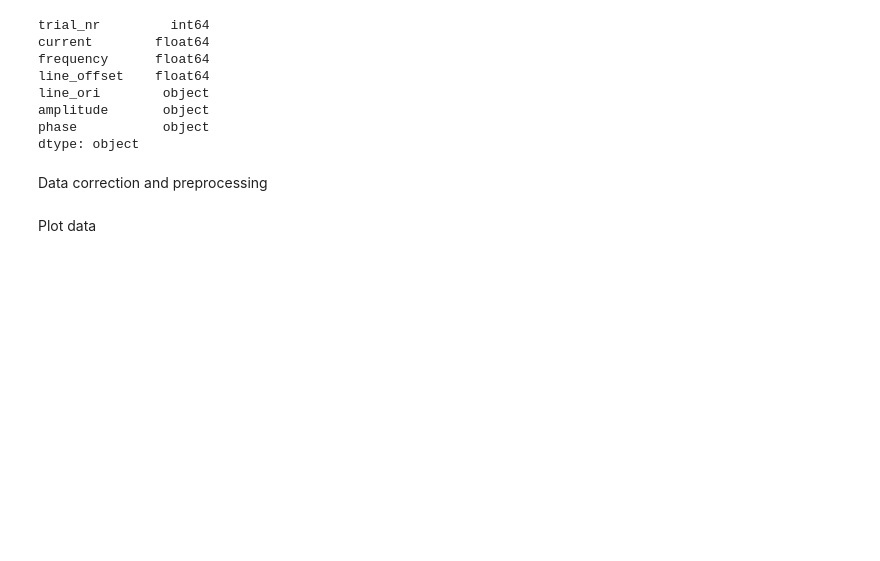
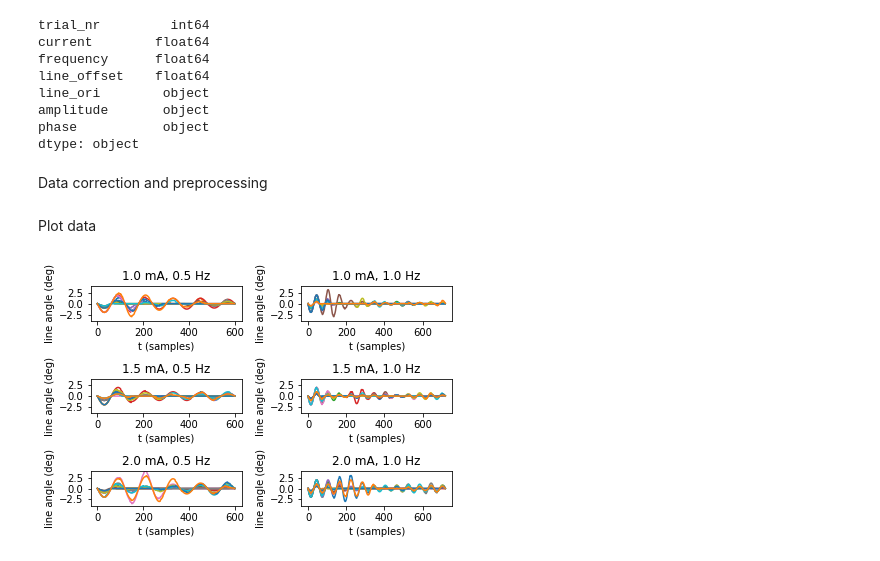
Before and after one commit to NNiehof/WaveGVS, a Jupyter notebook: Analysis/plotWaveGVS.ipynb, the cells around one changed output. Drawn from its saved outputs; the diff is of its cells as text; code cells hidden in the pictures; blank space fills up the shorter version.

Commit message:
with in-line graphs

```diff
--- a/Analysis/plotWaveGVS.ipynb
+++ b/Analysis/plotWaveGVS.ipynb
@@ -61,24 +61,27 @@ Plot data
 # %%
 # plot raw line orientation traces
 plt.figure()
+count = 0
 for curr in currents:
     for freq in frequencies:
         count += 1
         plt.subplot(c, f, count)
         selection = df[(df["current"] == curr) & (df["frequency"] == freq)]
         for index, row in selection.iterrows():
             orientation = row["line_ori"]
             # collapse over offset angles
             orientation = [x - row["line_offset"] for x in orientation]
             samples = np.arange(0, len(orientation))
 
             plt.plot(samples, orientation)
 
         plt.title("{0} mA, {1} Hz".format(curr, freq))
         plt.ylabel("line angle (deg)")
         plt.xlabel("t (samples)")
         plt.ylim((-4, 4))
 plt.tight_layout()
+# %% [output]
+[figure, added]
 # %%
 # plot amplitude over time
 count = 0
```
Also changed, not shown: parts of 5 cells of this notebook.
